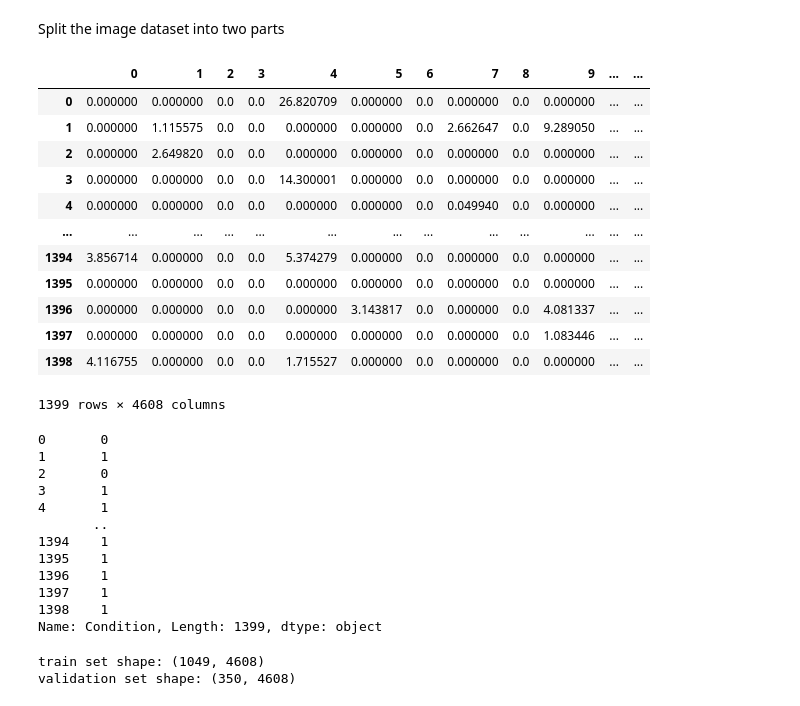
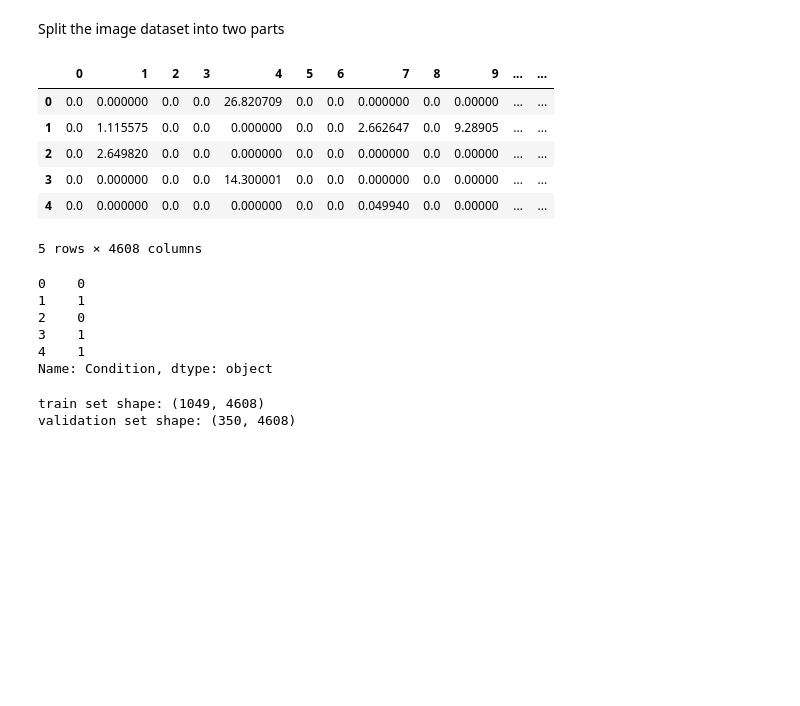
Before and after one commit to moriagr/ML_final_Project, a Jupyter notebook: car_insurance_2.ipynb, the cells around one changed output. Saved outputs shown, nothing was run; the diff lists cells and outputs as text; code cells hidden in the pictures; blank space fills up the shorter version.

```diff
--- a/car_insurance_2.ipynb
+++ b/car_insurance_2.ipynb
@@ -340,34 +341,22 @@ img_t_df = img_t_df.drop(columns=["Image_path"])
 # %%
-img_train
+img_train.head()
 # %% [output]
 |  | 0 | 1 | 2 | 3 | 4 | 5 | 6 | 7 | 8 | 9 | ... | ... |
-| 0 | 0.000000 | 0.000000 | 0.0 | 0.0 | 26.820709 | 0.000000 | 0.0 | 0.000000 | 0.0 | 0.000000 | ... | ... |
-| 1 | 0.000000 | 1.115575 | 0.0 | 0.0 | 0.000000 | 0.000000 | 0.0 | 2.662647 | 0.0 | 9.289050 | ... | ... |
-| 2 | 0.000000 | 2.649820 | 0.0 | 0.0 | 0.000000 | 0.000000 | 0.0 | 0.000000 | 0.0 | 0.000000 | ... | ... |
-| 3 | 0.000000 | 0.000000 | 0.0 | 0.0 | 14.300001 | 0.000000 | 0.0 | 0.000000 | 0.0 | 0.000000 | ... | ... |
-| 4 | 0.000000 | 0.000000 | 0.0 | 0.0 | 0.000000 | 0.000000 | 0.0 | 0.049940 | 0.0 | 0.000000 | ... | ... |
-| ... | ... | ... | ... | ... | ... | ... | ... | ... | ... | ... | ... | ... |
-| 1394 | 3.856714 | 0.000000 | 0.0 | 0.0 | 5.374279 | 0.000000 | 0.0 | 0.000000 | 0.0 | 0.000000 | ... | ... |
-| 1395 | 0.000000 | 0.000000 | 0.0 | 0.0 | 0.000000 | 0.000000 | 0.0 | 0.000000 | 0.0 | 0.000000 | ... | ... |
-| 1396 | 0.000000 | 0.000000 | 0.0 | 0.0 | 0.000000 | 3.143817 | 0.0 | 0.000000 | 0.0 | 4.081337 | ... | ... |
-| 1397 | 0.000000 | 0.000000 | 0.0 | 0.0 | 0.000000 | 0.000000 | 0.0 | 0.000000 | 0.0 | 1.083446 | ... | ... |
-| 1398 | 4.116755 | 0.000000 | 0.0 | 0.0 | 1.715527 | 0.000000 | 0.0 | 0.000000 | 0.0 | 0.000000 | ... | ... |
+| 0 | 0.0 | 0.000000 | 0.0 | 0.0 | 26.820709 | 0.0 | 0.0 | 0.000000 | 0.0 | 0.00000 | ... | ... |
+| 1 | 0.0 | 1.115575 | 0.0 | 0.0 | 0.000000 | 0.0 | 0.0 | 2.662647 | 0.0 | 9.28905 | ... | ... |
+| 2 | 0.0 | 2.649820 | 0.0 | 0.0 | 0.000000 | 0.0 | 0.0 | 0.000000 | 0.0 | 0.00000 | ... | ... |
+| 3 | 0.0 | 0.000000 | 0.0 | 0.0 | 14.300001 | 0.0 | 0.0 | 0.000000 | 0.0 | 0.00000 | ... | ... |
+| 4 | 0.0 | 0.000000 | 0.0 | 0.0 | 0.000000 | 0.0 | 0.0 | 0.049940 | 0.0 | 0.00000 | ... | ... |
-1399 rows × 4608 columns
+5 rows × 4608 columns
 # %%
-img_y
+img_y.head()
 # %% [output]
-0       0
-1       1
-2       0
-3       1
-4       1
-       ..
-1394    1
-1395    1
-1396    1
-1397    1
-1398    1
-Name: Condition, Length: 1399, dtype: object
+0    0
+1    1
+2    0
+3    1
+4    1
+Name: Condition, dtype: object
 # %%
 from sklearn.model_selection import train_test_split
 x_train,x_test,y_train,y_test = train_test_split(img_train, img_y, test_size = 0.25, random_state = 32)
```
Also changed, not shown: parts of 45 cells of this notebook.
